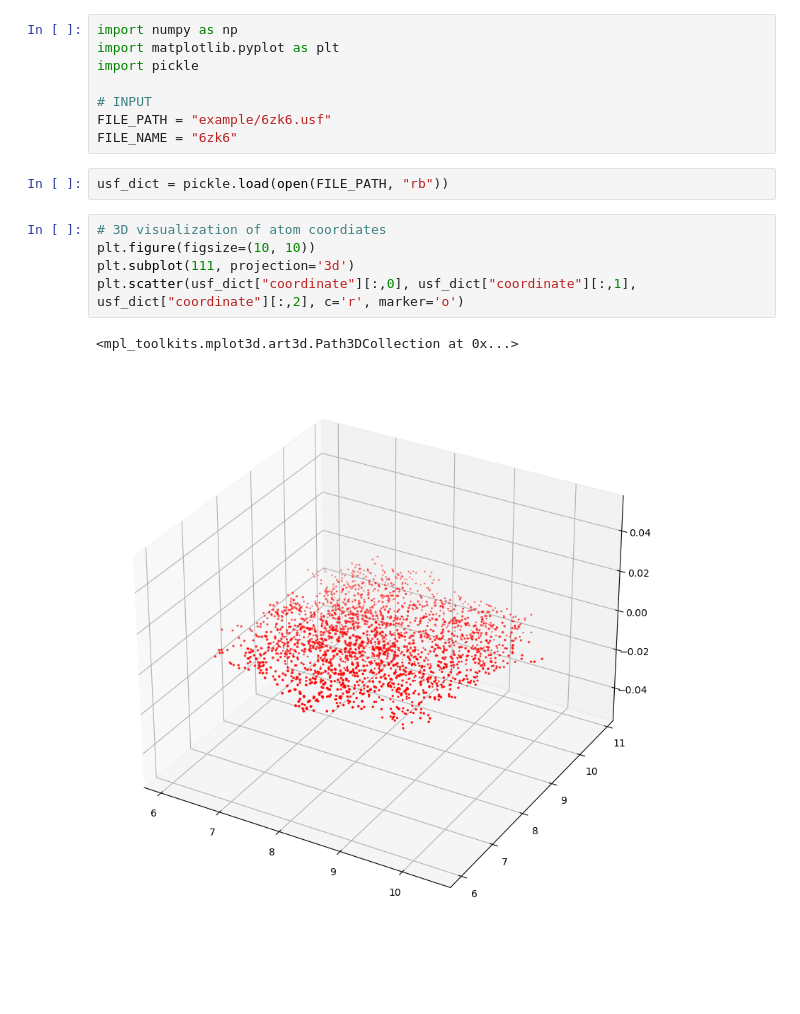
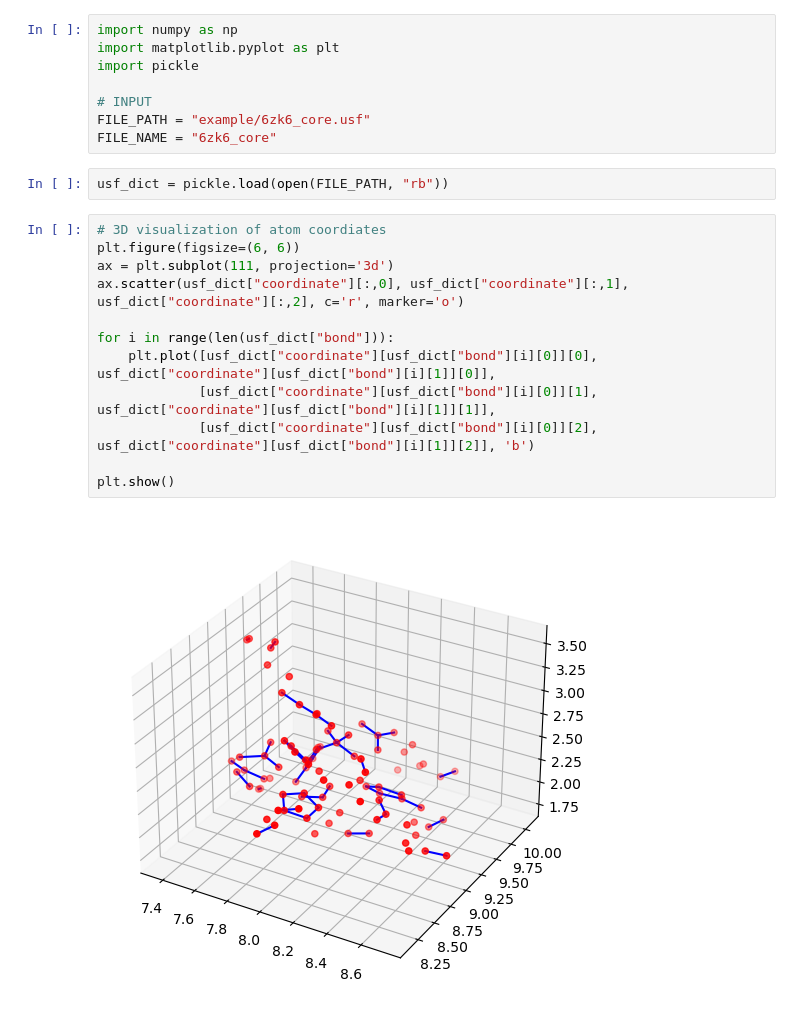
Before and after one commit to Zuricho/unified_structure_format, a Jupyter notebook: lab_visualization.ipynb, the cells around one changed output. Cells and saved outputs as stored; diff of their text form; blank space fills up the shorter version.

Commit message:
Finished bond identification

```diff
--- a/lab_visualization.ipynb
+++ b/lab_visualization.ipynb
@@ -4,15 +4,21 @@ import matplotlib.pyplot as plt
 import pickle
 
 # INPUT
-FILE_PATH = "example/6zk6.usf"
-FILE_NAME = "6zk6"
+FILE_PATH = "example/6zk6_core.usf"
+FILE_NAME = "6zk6_core"
 # %%
 usf_dict = pickle.load(open(FILE_PATH, "rb"))
 # %%
 # 3D visualization of atom coordiates
-plt.figure(figsize=(10, 10))
-plt.subplot(111, projection='3d')
-plt.scatter(usf_dict["coordinate"][:,0], usf_dict["coordinate"][:,1], usf_dict["coordinate"][:,2], c='r', marker='o')
+plt.figure(figsize=(6, 6))
+ax = plt.subplot(111, projection='3d')
+ax.scatter(usf_dict["coordinate"][:,0], usf_dict["coordinate"][:,1], usf_dict["coordinate"][:,2], c='r', marker='o')
+
+for i in range(len(usf_dict["bond"])):
+    plt.plot([usf_dict["coordinate"][usf_dict["bond"][i][0]][0], usf_dict["coordinate"][usf_dict["bond"][i][1]][0]],
+             [usf_dict["coordinate"][usf_dict["bond"][i][0]][1], usf_dict["coordinate"][usf_dict["bond"][i][1]][1]],
+             [usf_dict["coordinate"][usf_dict["bond"][i][0]][2], usf_dict["coordinate"][usf_dict["bond"][i][1]][2]], 'b')
+
+plt.show()
 # %% [output]
-<mpl_toolkits.mplot3d.art3d.Path3DCollection at 0x...>
-[figure, old version]
+[figure, new version]
```
Also changed, not shown: 9 other files.
